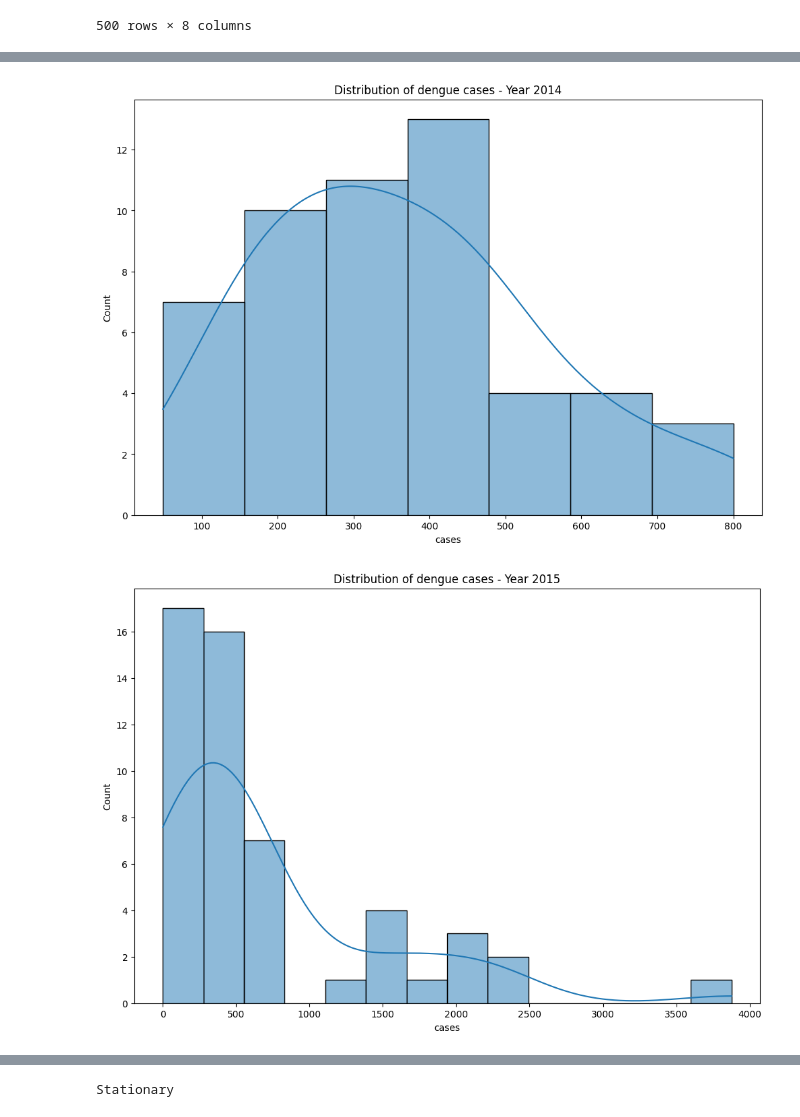
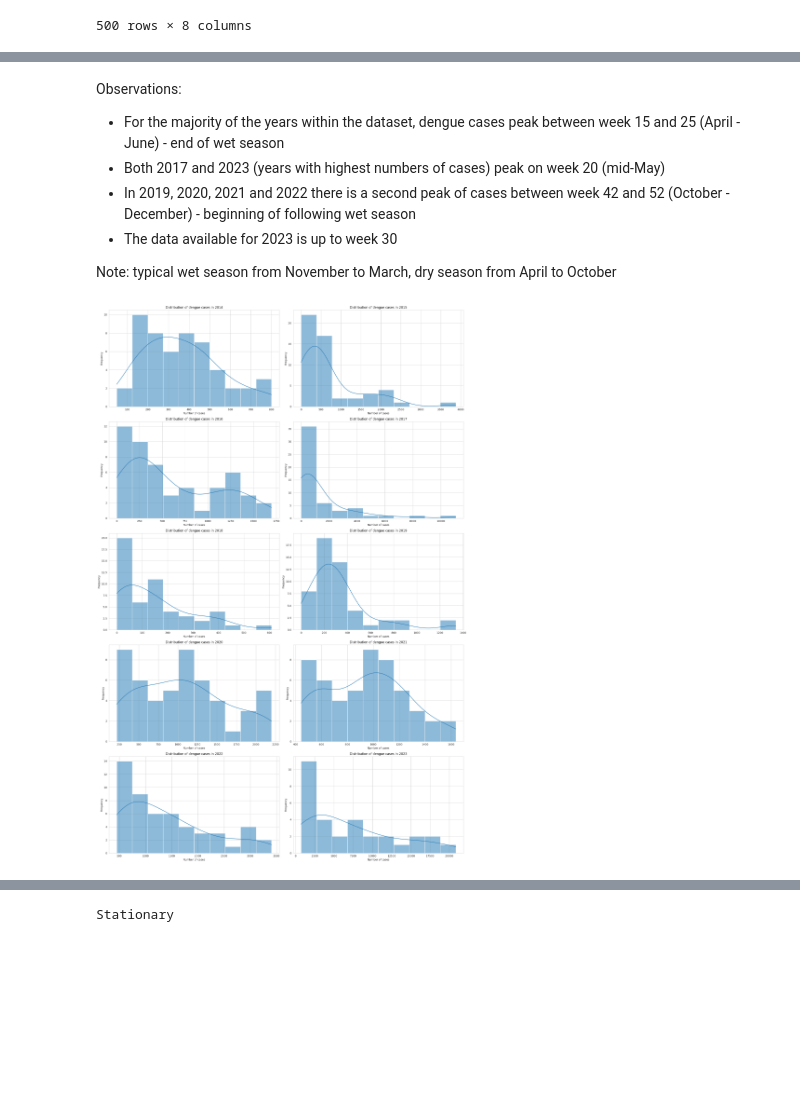
Before and after one commit to plosi/dengue-prediction, a Jupyter notebook: peru.ipynb, the cells around one changed output, grey strips where cells are left out. Saved outputs shown, nothing was run; the diff lists cells and outputs as text; code cells hidden in the pictures; blank space fills up the shorter version.

Commit message:
observations

```diff
--- a/peru.ipynb
+++ b/peru.ipynb
@@ -138,0 +193,23 @@ memory usage: 35.2 KB
+# %%
+plt.figure(figsize=(20,30))
+
+for i, year in enumerate(df.index.year.unique(), 1):
+    plt.subplot(5,2,i)
+    ax1 = sns.barplot(data=df[df.year == year], x='epi_week', y='prec', color='#89c2d9', label='Precipitation')
+    # ax2 = plt.twinx()
+    ax2 = sns.pointplot(data=df[df.year == year], x='epi_week', y='cases', color='r', ax=ax1.twinx(), label='Cases')
+    plt.title(f'Dengue epi curve Vs. rainfall ({year})')
+    ax1.set_xlabel('Epi week')
+    ax1.set_ylabel('Precipitation [mm]')
+    ax2.set_ylabel('Number of cases')
+
+    line1, label1 = ax1.get_legend_handles_labels()
+    line2, label2 = ax2.get_legend_handles_labels()
+
+    lines = line1 + line2
+    labels = label1 + label2
+
+    ax1.legend(lines, labels)
+
+plt.tight_layout()
+plt.show()
@@ -139,18 +218,26 @@ memory usage: 35.2 KB
+# %% [markdown]
+Observations:
+
+- For the majority of the years within the dataset, dengue cases peak between week 15 and 25 (April - June) - end of wet season
+- Both 2017 and 2023 (years with highest numbers of cases) peak on week 20 (mid-May)
+- In 2019, 2020, 2021 and 2022 there is a second peak of cases between week 42 and 52 (October - December) - beginning of following wet season
+- The data available for 2023 is up to week 30
+
+Note: typical wet season from November to March, dry season from April to October
 # %%
-for year in df.index.year.unique():
+sns.set_style('whitegrid')
 
-    fig = plt.figure(figsize=(12,8))
+plt.figure(figsize=(20,30))
 
-    sns.histplot(
-        data=df[df.index.year == year],
-        x='cases',
-        # hue=df.index.year,
-        kde=True,
-        )
 
-    plt.title(f'Distribution of dengue cases - Year {year}')
+for i, year in enumerate(df.index.year.unique(), 1):
+    plt.subplot(5,2,i)
+    sns.histplot(df[df.index.year == year]['cases'], bins=10, kde=True)
+    plt.title(f'Distribution of dengue cases in {year}')
+    plt.xlabel('Number of cases')
+    plt.ylabel('Frequency')
 
-    plt.show()
+plt.tight_layout()
+plt.show()
 # %% [output]
-[figure, old version]
+[figure, new version]
-[figure, removed]
```
Also changed, not shown: parts of 27 cells of this notebook.
